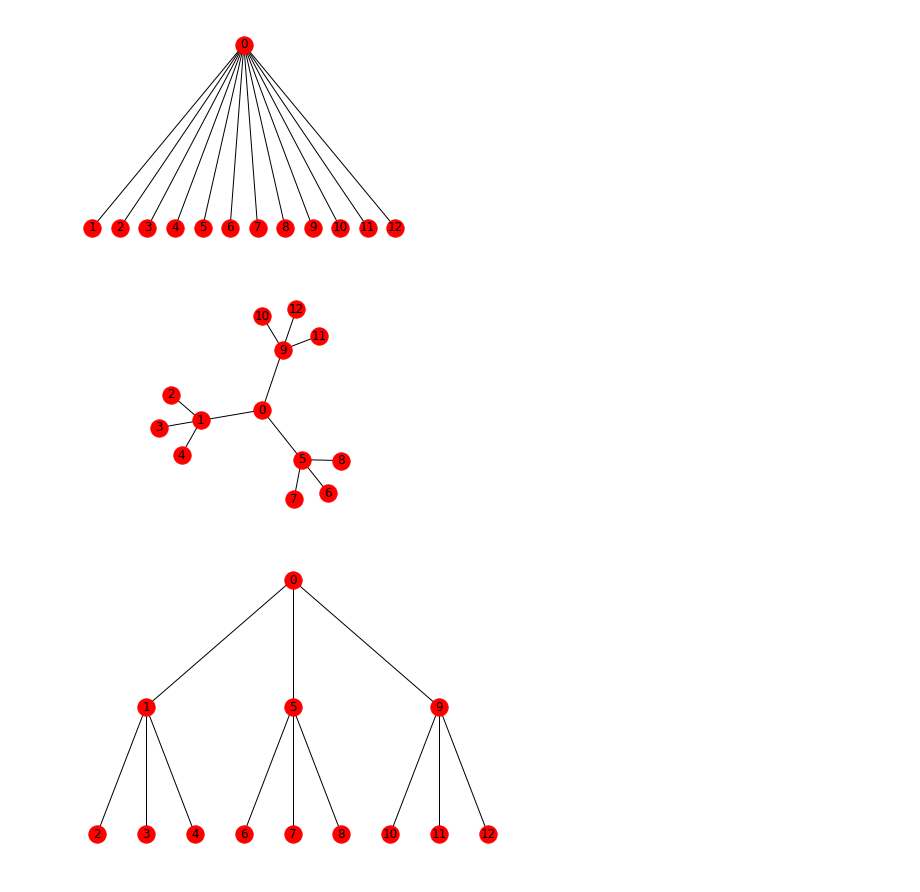
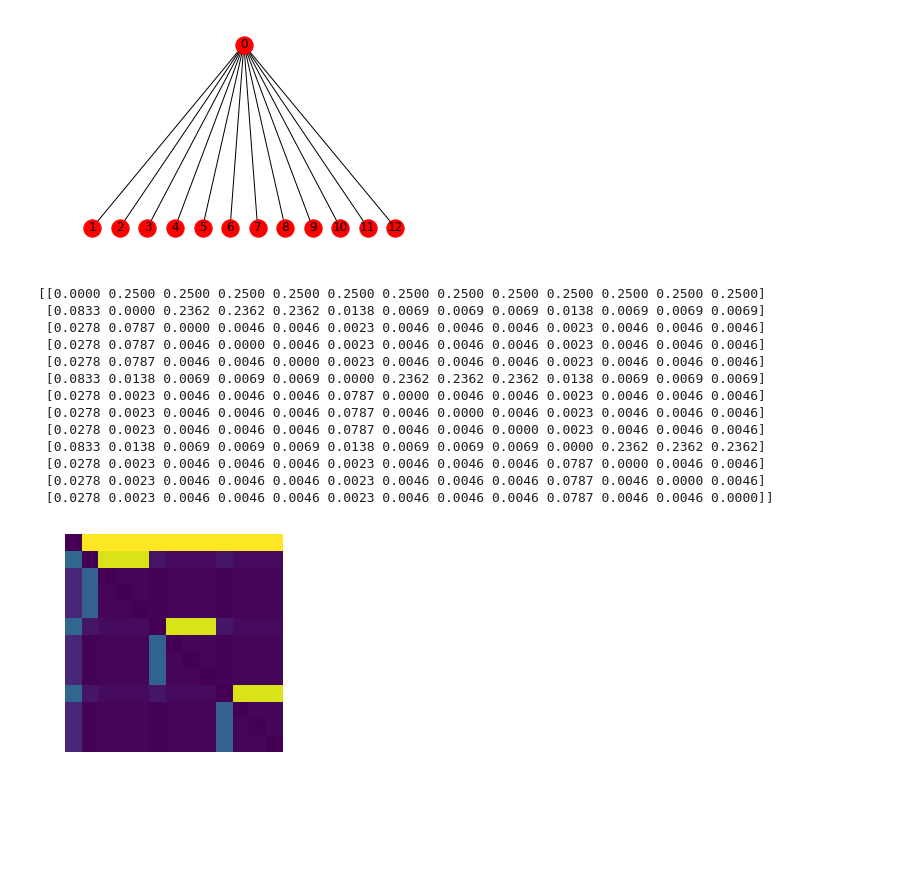
Before and after one commit to aleveren/ucsd-research, a Jupyter notebook: simple-hier-topic-model/topic_cooccurrence.ipynb, the cells around one changed output. Drawn from its saved outputs; the diff is of its cells as text; code cells hidden in the pictures; blank space fills up the shorter version.

Commit message:
Computing graph from conditional probability seems to be working better

```diff
--- a/simple-hier-topic-model/topic_cooccurrence.ipynb
+++ b/simple-hier-topic-model/topic_cooccurrence.ipynb
@@ -263,22 +266,27 @@ fig, ax = plt.subplots()
 nx.draw(tree, pos=bfs_layout(tree, source=0), ax=ax, with_labels=True);
 # %% [output]
 [figure]
-# %%
-desired_tree = nx.Graph()
-desired_tree.add_nodes_from(range(num_topics))
-desired_tree.add_edges_from([
-    (0, 1), (0, 5), (0, 9),
-    (1, 2), (1, 3), (1, 4),
-    (5, 6), (5, 7), (5, 8),
-    (9, 10), (9, 11), (9, 12),
-])
-
-fig, ax = plt.subplots()
-nx.draw(desired_tree, pos=nx.spring_layout(desired_tree), ax=ax, with_labels=True)
-ax.axis('equal');
-# %% [output]
-[figure, removed]
-# %%
-nx.draw(desired_tree, pos=bfs_layout(desired_tree, source=0), with_labels=True)
-# %% [output]
-[figure, removed]
+# %%
+Rcond = R / np.sum(R, axis=0, keepdims=True)
+Rcondp = Rcond - np.diag(np.diag(Rcond))
+
+niceprint(Rcondp)
+
+fig, ax = plt.subplots()
+ax.imshow(Rcondp);
+ax.axis('off');
+# %% [output]
+[[0.0000 0.2500 0.2500 0.2500 0.2500 0.2500 0.2500 0.2500 0.2500 0.2500 0.2500 0.2500 0.2500]
+ [0.0833 0.0000 0.2362 0.2362 0.2362 0.0138 0.0069 0.0069 0.0069 0.0138 0.0069 0.0069 0.0069]
+ [0.0278 0.0787 0.0000 0.0046 0.0046 0.0023 0.0046 0.0046 0.0046 0.0023 0.0046 0.0046 0.0046]
+ [0.0278 0.0787 0.0046 0.0000 0.0046 0.0023 0.0046 0.0046 0.0046 0.0023 0.0046 0.0046 0.0046]
+ [0.0278 0.0787 0.0046 0.0046 0.0000 0.0023 0.0046 0.0046 0.0046 0.0023 0.0046 0.0046 0.0046]
+ [0.0833 0.0138 0.0069 0.0069 0.0069 0.0000 0.2362 0.2362 0.2362 0.0138 0.0069 0.0069 0.0069]
+ [0.0278 0.0023 0.0046 0.0046 0.0046 0.0787 0.0000 0.0046 0.0046 0.0023 0.0046 0.0046 0.0046]
+ [0.0278 0.0023 0.0046 0.0046 0.0046 0.0787 0.0046 0.0000 0.0046 0.0023 0.0046 0.0046 0.0046]
+ [0.0278 0.0023 0.0046 0.0046 0.0046 0.0787 0.0046 0.0046 0.0000 0.0023 0.0046 0.0046 0.0046]
+ [0.0833 0.0138 0.0069 0.0069 0.0069 0.0138 0.0069 0.0069 0.0069 0.0000 0.2362 0.2362 0.2362]
+ [0.0278 0.0023 0.0046 0.0046 0.0046 0.0023 0.0046 0.0046 0.0046 0.0787 0.0000 0.0046 0.0046]
+ [0.0278 0.0023 0.0046 0.0046 0.0046 0.0023 0.0046 0.0046 0.0046 0.0787 0.0046 0.0000 0.0046]
+ [0.0278 0.0023 0.0046 0.0046 0.0046 0.0023 0.0046 0.0046 0.0046 0.0787 0.0046 0.0046 0.0000]]
+[figure, added]
```
Also changed, not shown: parts of 4 cells of this notebook.
